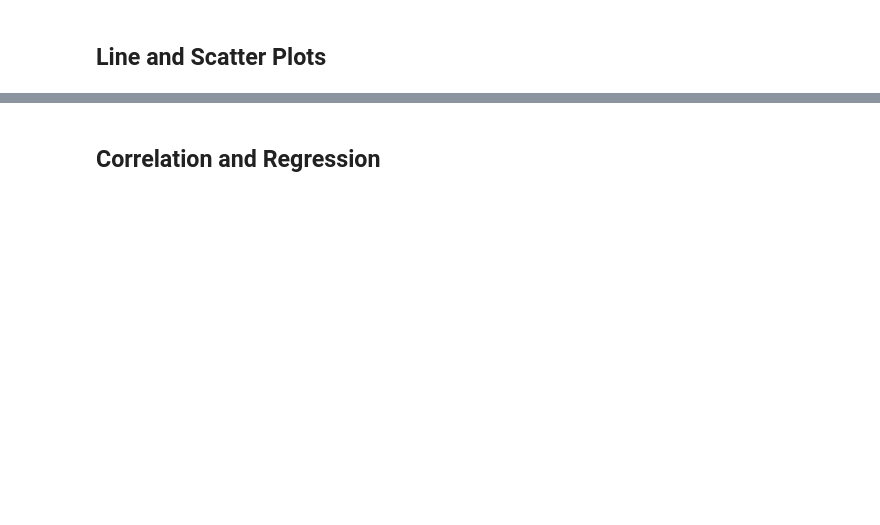
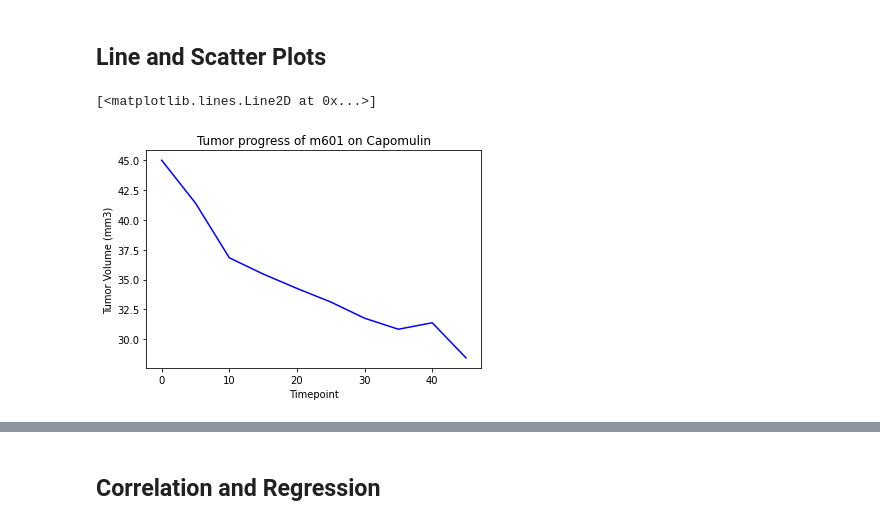
Before and after one commit to thelearning1/matplotlib-challenge, a Jupyter notebook: Pymaceuticals/pymaceuticals.ipynb, the cells around one changed output, grey strips where cells are left out. Saved outputs shown, nothing was run; the diff lists cells and outputs as text; code cells hidden in the pictures; blank space fills up the shorter version.

```diff
--- a/Pymaceuticals/pymaceuticals.ipynb
+++ b/Pymaceuticals/pymaceuticals.ipynb
@@ -259,0 +283,19 @@ mousepoint_2
+# %%
+# Generate a line plot of tumor volume vs. time point for a mouse treated with Capomulin
+#pull relevant data from first merged dataframe
+capomulin_data_df = merged_data_df[merged_data_df['Drug Regimen'].isin(['Capomulin'])]
+
+m601_data = capomulin_data_df[capomulin_data_df['Mouse ID'].isin(['m601'])]
+
+#m601_data
+timepoints = m601_data['Timepoint']
+Tumor_Volume =m601_data['Tumor Volume (mm3)']
+
+#format and label the chart
+plt.title('Tumor progress of m601 on Capomulin')
+plt.xlabel("Timepoint")
+plt.ylabel('Tumor Volume (mm3)')
+plt.plot(timepoints,Tumor_Volume,color='blue',label='Tumor Size')
+# %% [output]
+[<matplotlib.lines.Line2D at 0x...>]
+[figure, added]
```
Also changed, not shown: parts of 20 cells of this notebook.
